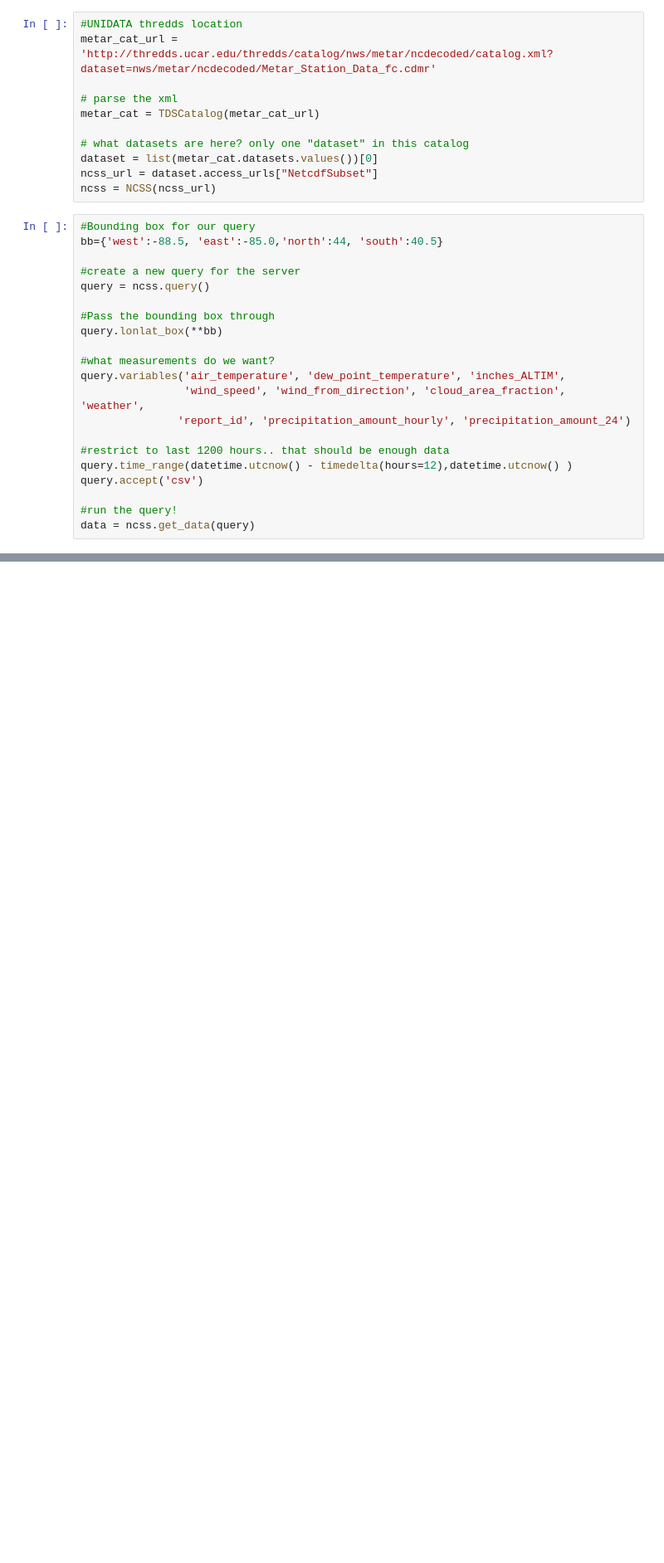
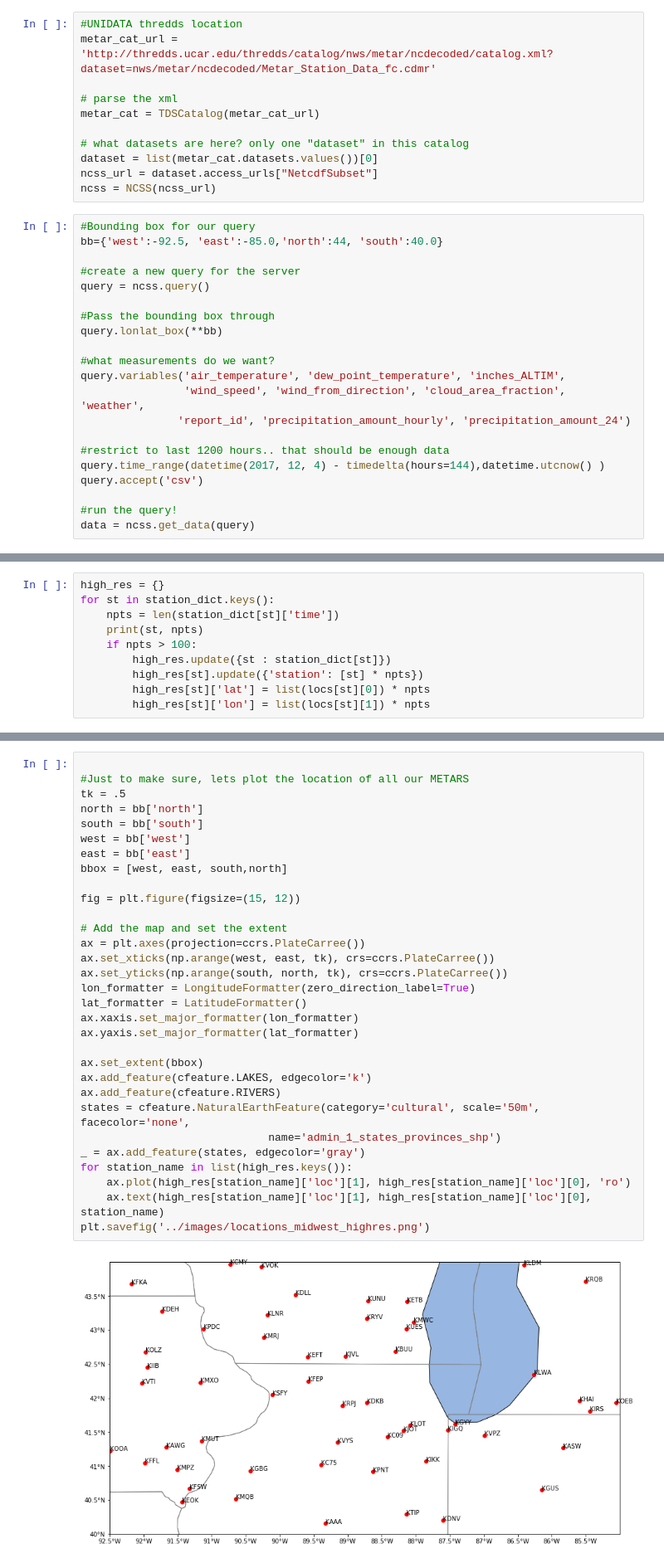
Before and after one commit to EVS-ATMOS/precip_change, a Jupyter notebook: notebooks/Save siphon station data.ipynb, the cells around one changed output, grey strips where cells are left out. Shown at 83% size. Saved outputs shown, nothing was run; the diff lists cells and outputs as text; blank space fills up the shorter version.

```diff
--- a/notebooks/Save siphon station data.ipynb
+++ b/notebooks/Save siphon station data.ipynb
@@ -39,7 +39,7 @@ ncss_url = dataset.access_urls["NetcdfSubset"]
 ncss = NCSS(ncss_url)
 # %%
 #Bounding box for our query
-bb={'west':-88.5, 'east':-85.0,'north':44, 'south':40.5}
+bb={'west':-92.5, 'east':-85.0,'north':44, 'south':40.0}
 
 #create a new query for the server
 query = ncss.query()
@@ -53,7 +53,7 @@ query.variables('air_temperature', 'dew_point_temperature', 'inches_ALTIM',
                'report_id', 'precipitation_amount_hourly', 'precipitation_amount_24')
 
 #restrict to last 1200 hours.. that should be enough data
-query.time_range(datetime.utcnow() - timedelta(hours=12),datetime.utcnow() )
+query.time_range(datetime(2017, 12, 4) - timedelta(hours=144),datetime.utcnow() )
 query.accept('csv')
 
 #run the query!
@@ -196,0 +197,10 @@ KSBM
+# %%
+high_res = {}
+for st in station_dict.keys():
+    npts = len(station_dict[st]['time'])
+    print(st, npts)
+    if npts > 100:
+        high_res.update({st : station_dict[st]})
+        high_res[st].update({'station': [st] * npts})
+        high_res[st]['lat'] = list(locs[st][0]) * npts
+        high_res[st]['lon'] = list(locs[st][1]) * npts
@@ -227,0 +297,33 @@ plt.savefig('../images/locations_midwest.png')
+# %%
+
+#Just to make sure, lets plot the location of all our METARS
+tk = .5
+north = bb['north']
+south = bb['south']
+west = bb['west']
+east = bb['east']
+bbox = [west, east, south,north]
+
+fig = plt.figure(figsize=(15, 12))
+
+# Add the map and set the extent
+ax = plt.axes(projection=ccrs.PlateCarree())
+ax.set_xticks(np.arange(west, east, tk), crs=ccrs.PlateCarree())
+ax.set_yticks(np.arange(south, north, tk), crs=ccrs.PlateCarree())
+lon_formatter = LongitudeFormatter(zero_direction_label=True)
+lat_formatter = LatitudeFormatter()
+ax.xaxis.set_major_formatter(lon_formatter)
+ax.yaxis.set_major_formatter(lat_formatter)
+
+ax.set_extent(bbox)
+ax.add_feature(cfeature.LAKES, edgecolor='k')
+ax.add_feature(cfeature.RIVERS)
+states = cfeature.NaturalEarthFeature(category='cultural', scale='50m', facecolor='none',
+                             name='admin_1_states_provinces_shp')
+_ = ax.add_feature(states, edgecolor='gray')
+for station_name in list(high_res.keys()):
+    ax.plot(high_res[station_name]['loc'][1], high_res[station_name]['loc'][0], 'ro')
+    ax.text(high_res[station_name]['loc'][1], high_res[station_name]['loc'][0], station_name)
+plt.savefig('../images/locations_midwest_highres.png')
+# %% [output]
+[figure, added]
```
Also changed, not shown: parts of 7 cells of this notebook, 10 other files.
